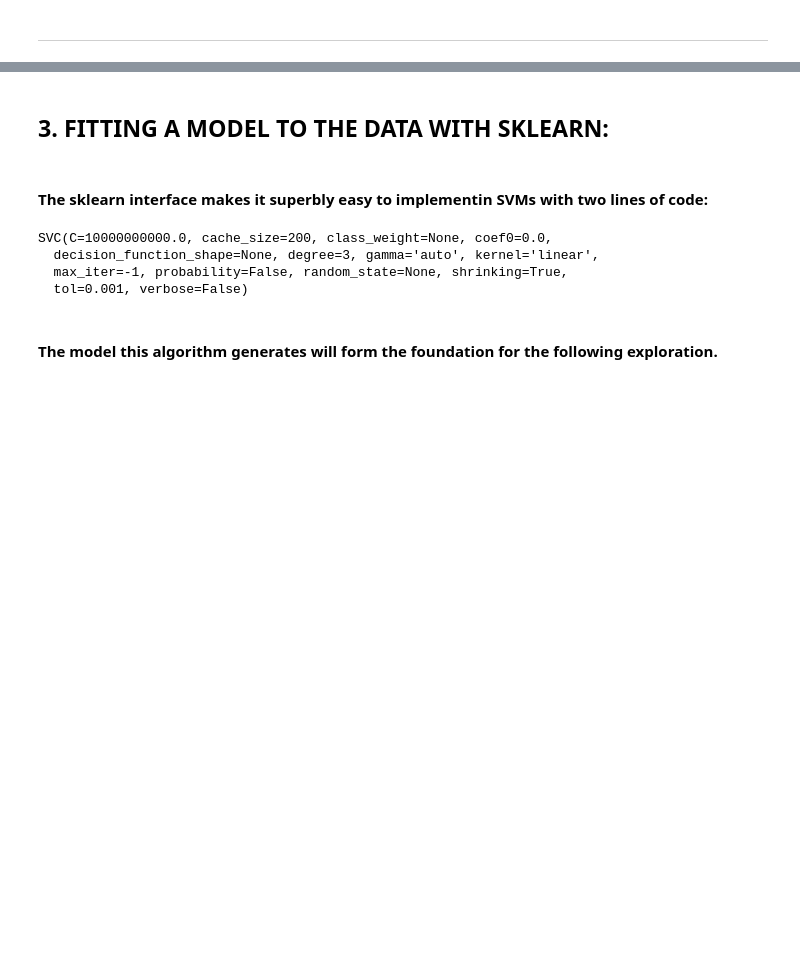
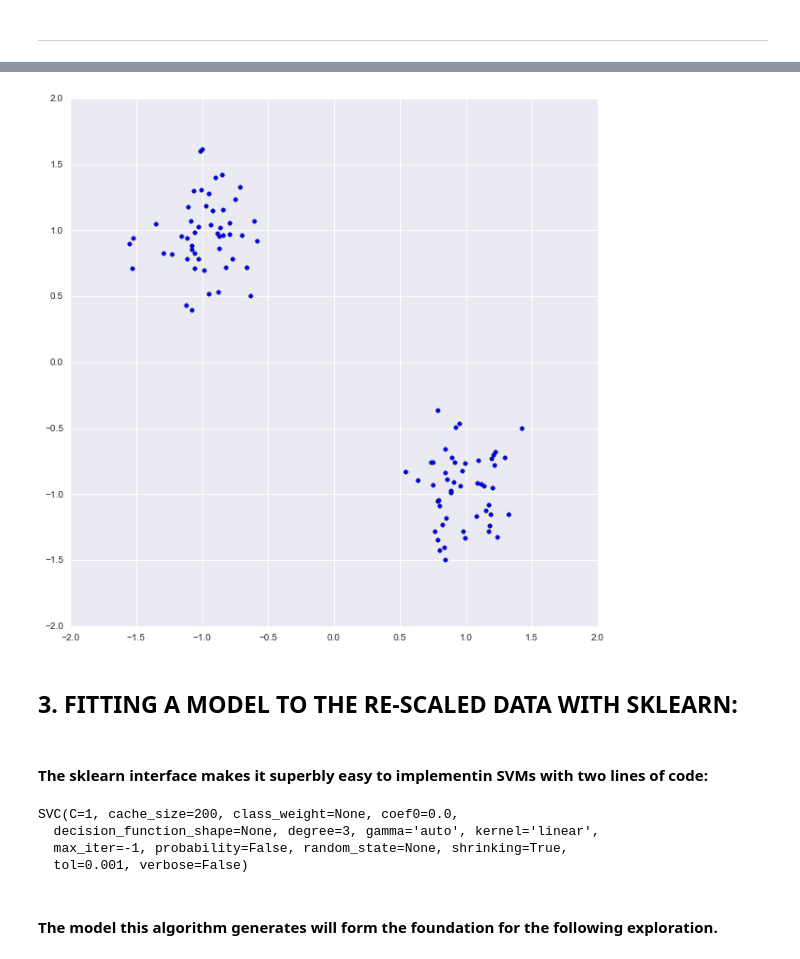
Before and after one commit to YashaFigo/ML_Support_Vector_Machines, a Jupyter notebook: A0. SVMs Intro_Mini Project.ipynb, the cells around one changed output, grey strips where cells are left out. Saved outputs shown, nothing was run; the diff lists cells and outputs as text; code cells hidden in the pictures; blank space fills up the shorter version.

```diff
--- a/A0. SVMs Intro_Mini Project.ipynb
+++ b/A0. SVMs Intro_Mini Project.ipynb
@@ -57,12 +60,27 @@ plt.show()
+# %%
+#RESCALE
+from sklearn.preprocessing import scale
+x_var = scale(x_var)
+
+#SPLIT X_VAR INTO X AND Y COLUMNS
+x_val = x_var[:,0]
+y_val = x_var[:,1]
+
+#SHOW RESCALED DATA
+plt.scatter(x_val,y_val)
+plt.show()
+# %% [output]
+[figure, added]
 # %% [markdown]
-## 3. FITTING A MODEL TO THE DATA WITH SKLEARN:
+## 3. FITTING A MODEL TO THE RE-SCALED DATA WITH SKLEARN:
 # %% [markdown]
 #### The sklearn interface makes it superbly easy to implementin SVMs with two lines of code:
 # %%
-model = SVC(kernel='linear', C=1E10)
+from sklearn.svm import SVC
+model = SVC(kernel='linear', C=1)
 model.fit(x_var,y_var)
 # %% [output]
-SVC(C=10000000000.0, cache_size=200, class_weight=None, coef0=0.0,
+SVC(C=1, cache_size=200, class_weight=None, coef0=0.0,
   decision_function_shape=None, degree=3, gamma='auto', kernel='linear',
   max_iter=-1, probability=False, random_state=None, shrinking=True,
   tol=0.001, verbose=False)
```
Also changed, not shown: parts of 68 cells of this notebook.
